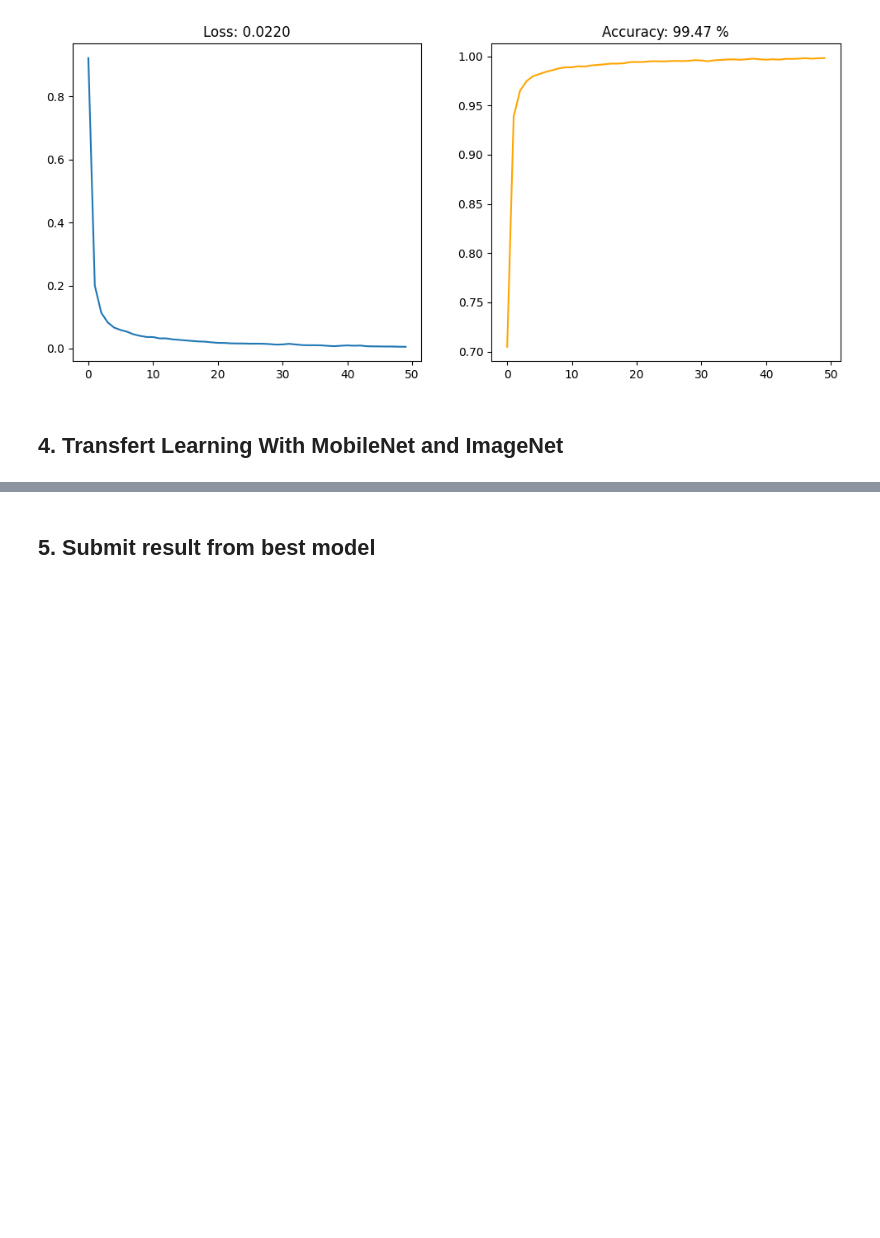
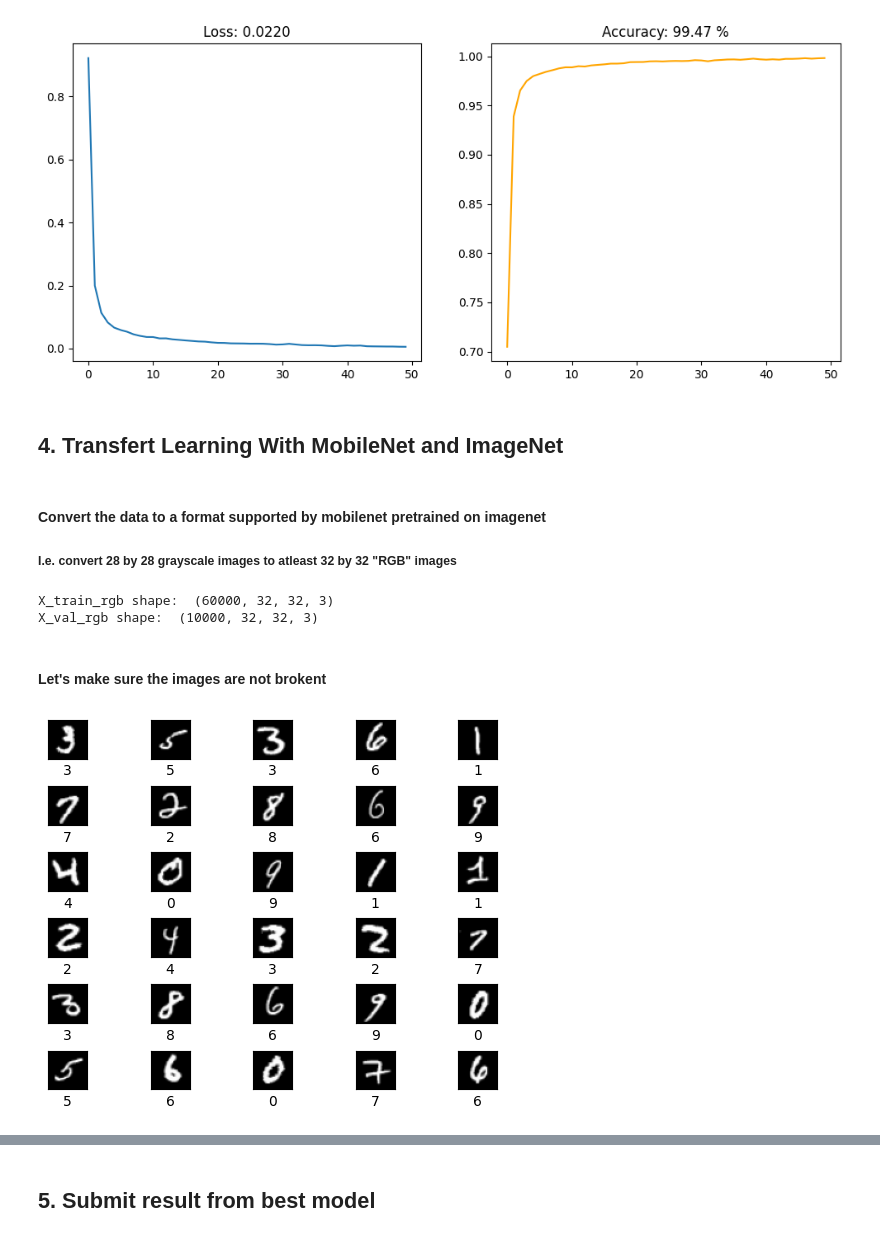
Before and after one commit to sitatec/ML-Computer-Vision-With-Tensorflow, a Jupyter notebook: handwritten-digit-recognizer.ipynb, the cells around one changed output, grey strips where cells are left out. Saved outputs shown, nothing was run; the diff lists cells and outputs as text; code cells hidden in the pictures; blank space fills up the shorter version.

Commit message:
Kaggle Notebook | Handwritten Digit Recognizer | Version 15

```diff
--- a/handwritten-digit-recognizer.ipynb
+++ b/handwritten-digit-recognizer.ipynb
@@ -53,7 +51,7 @@ import itertools as iter
 def display_digits(images, labels, num_rows, num_cols):
     assert num_rows * num_cols == len(images)
 
-    images = images.reshape(num_rows, num_cols, images.shape[1], -1)
+    images = images.reshape(num_rows, num_cols, images.shape[1], images.shape[2], -1)
     labels = labels.reshape(num_rows, num_cols)
 
     _, grid = plt.subplots(num_rows, num_cols)
@@ -269,3 +268,37 @@ plt.show()
 [figure]
 # %% [markdown]
 ## 4. Transfert Learning With MobileNet and ImageNet <a id="mobilenet"></a>
+# %% [markdown]
+#### Convert the data to a format supported by mobilenet pretrained on imagenet
+##### I.e. convert 28 by 28 grayscale images to atleast 32 by 32 "RGB" images
+# %%
+def grayscale_images_to_rgb(images):
+    one_channel_images = tf.expand_dims(images, axis=-1)
+    rgb_images = tf.image.grayscale_to_rgb(one_channel_images)
+    return rgb_images
+
+X_train_rgb = grayscale_images_to_rgb(X_train)
+X_val_rgb   = grayscale_images_to_rgb(X_val)
+
+X_train_rgb = tf.image.resize(X_train_rgb, size=(32,32))
+X_val_rgb   = tf.image.resize(X_val_rgb, size=(32,32))
+
+print("X_train_rgb shape: ",X_train_rgb.shape)
+print("X_val_rgb shape: ",X_val_rgb.shape)
+# %% [output]
+X_train_rgb shape:  (60000, 32, 32, 3)
+X_val_rgb shape:  (10000, 32, 32, 3)
+# %% [markdown]
+#### Let's make sure the images are not brokent
+# %%
+def reverse_one_hot(one_hot_vectors):
+    return tf.argmax(one_hot_vectors, axis=1)
+
+display_digits(
+    images=X_train_rgb[10:40].numpy(),
+    labels=reverse_one_hot(y_train[10:40]).numpy(),
+    num_rows=6,
+    num_cols=5
+)
+# %% [output]
+[figure, added]
```
Also changed, not shown: parts of 4 cells of this notebook.
